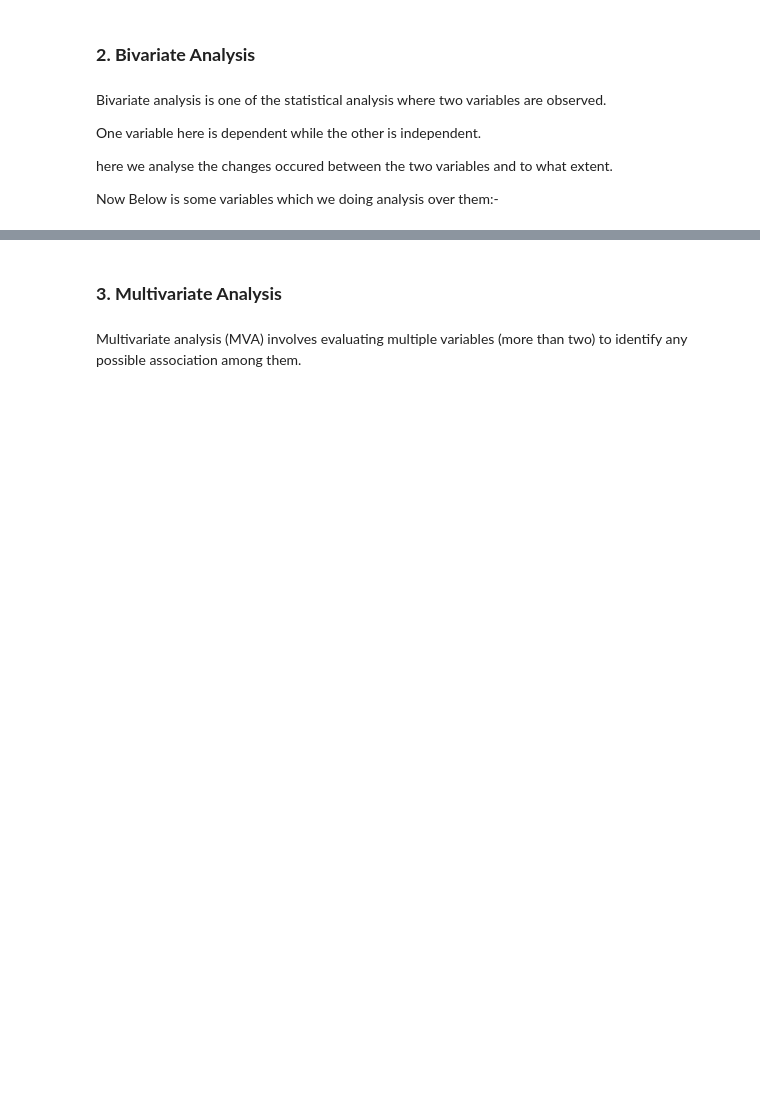
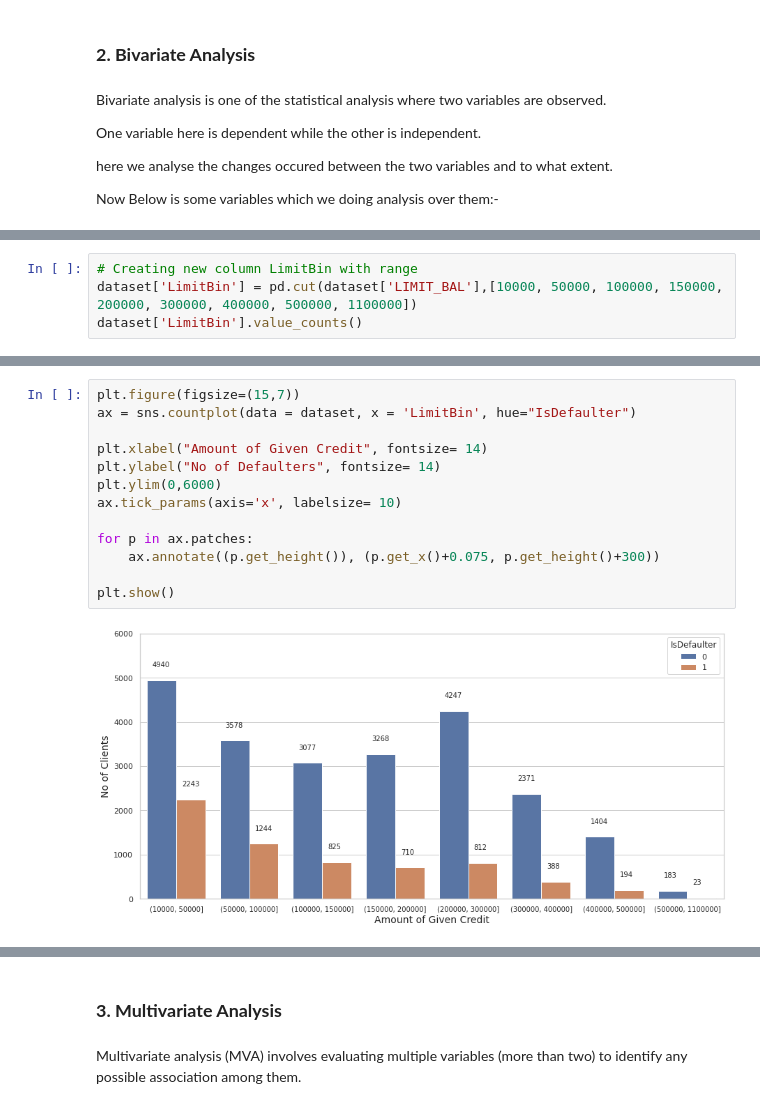
Before and after one commit to KrushnaChaure/Credit-Card-Default-Prediction, a Jupyter notebook: Krushna_Chaure_Credit_Card_Default_Prediction_Capstone_Project.ipynb, the cells around one changed output, grey strips where cells are left out. Saved outputs shown, nothing was run; the diff lists cells and outputs as text; blank space fills up the shorter version.

```diff
--- a/Krushna_Chaure_Credit_Card_Default_Prediction_Capstone_Project.ipynb
+++ b/Krushna_Chaure_Credit_Card_Default_Prediction_Capstone_Project.ipynb
@@ -907,0 +609,4 @@ From above point plot:-
+# %%
+# Creating new column LimitBin with range
+dataset['LimitBin'] = pd.cut(dataset['LIMIT_BAL'],[10000, 50000, 100000, 150000, 200000, 300000, 400000, 500000, 1100000])
+dataset['LimitBin'].value_counts()
@@ -907,0 +645,15 @@ From above point plot:-
+# %%
+plt.figure(figsize=(15,7))
+ax = sns.countplot(data = dataset, x = 'LimitBin', hue="IsDefaulter")
+
+plt.xlabel("Amount of Given Credit", fontsize= 14)
+plt.ylabel("No of Defaulters", fontsize= 14)
+plt.ylim(0,6000)
+ax.tick_params(axis='x', labelsize= 10)
+
+for p in ax.patches:
+    ax.annotate((p.get_height()), (p.get_x()+0.075, p.get_height()+300))
+
+plt.show()
+# %% [output]
+[figure, added]
```
Also changed, not shown: parts of 74 cells of this notebook.
